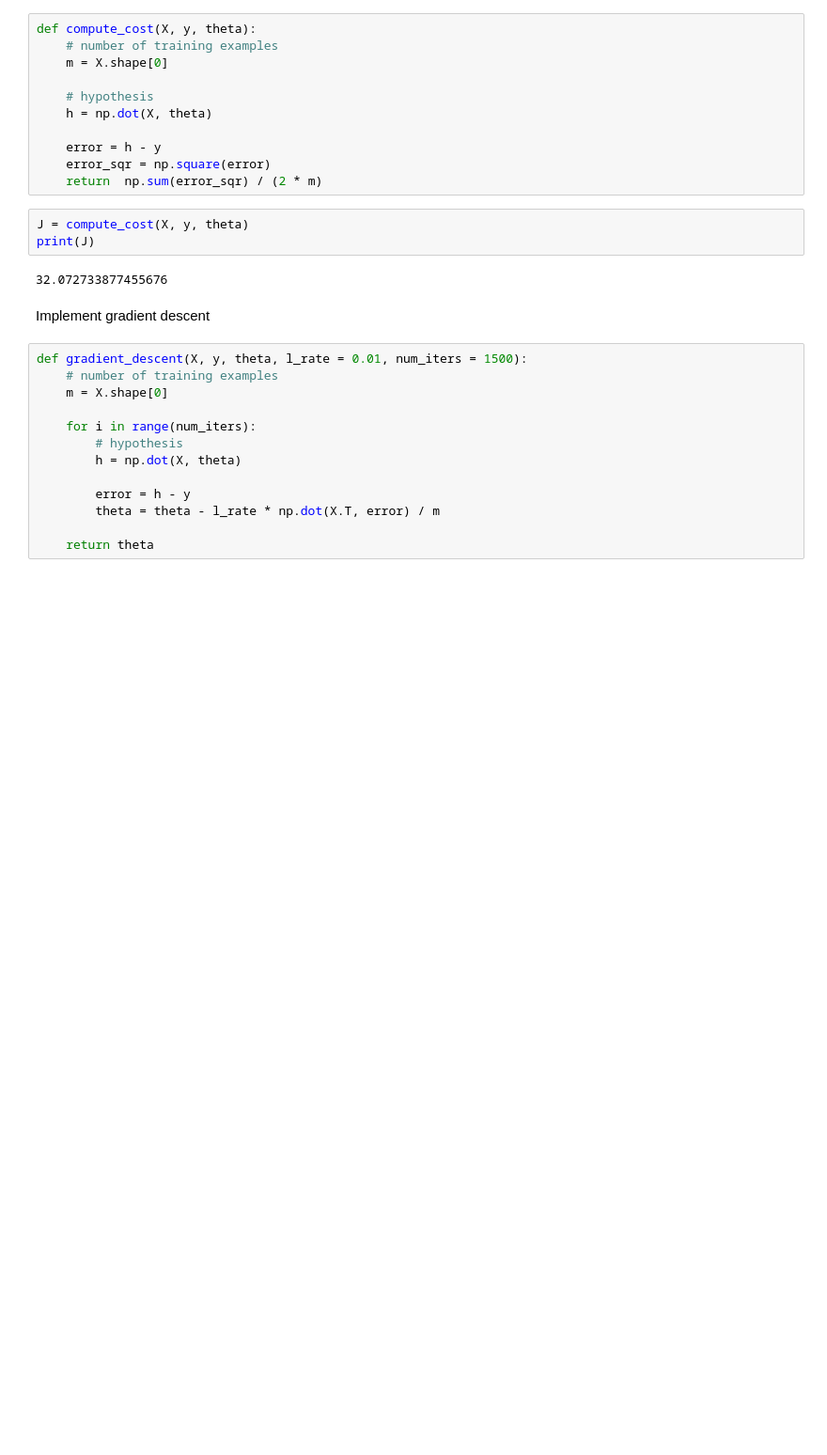
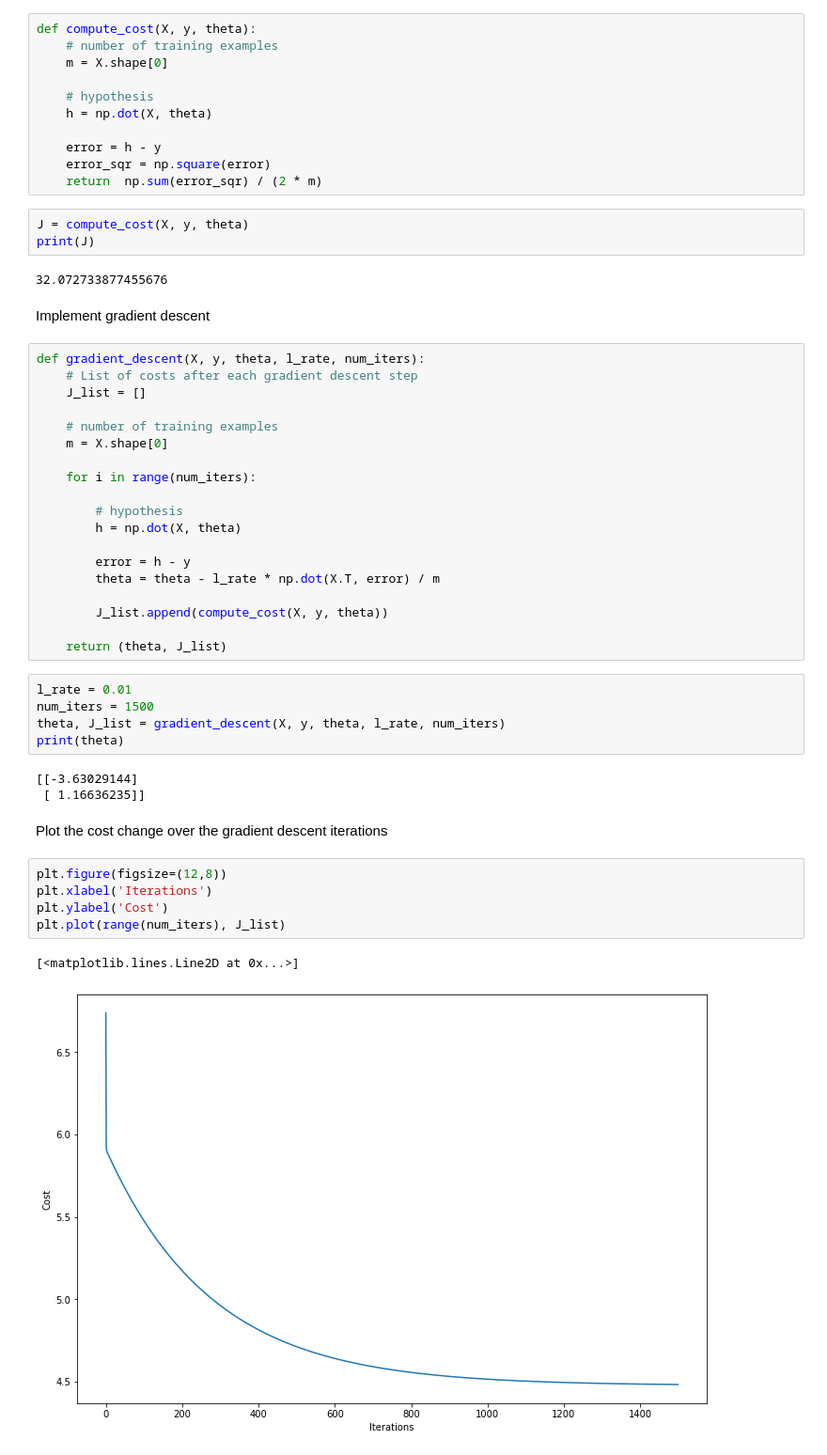
Before and after one commit to KOLA16/ML-exercises, a Jupyter notebook: notebooks/exercise-1-linear-regression.ipynb, the cells around one changed output. Shown at 94% size. Cells and saved outputs as stored; diff of their text form; blank space fills up the shorter version.

```diff
--- a/notebooks/exercise-1-linear-regression.ipynb
+++ b/notebooks/exercise-1-linear-regression.ipynb
@@ -85,15 +84,39 @@ print(J)
 # %% [markdown]
 Implement gradient descent
 # %%
-def gradient_descent(X, y, theta, l_rate = 0.01, num_iters = 1500):
+def gradient_descent(X, y, theta, l_rate, num_iters):
+    # List of costs after each gradient descent step
+    J_list = []
+
     # number of training examples
     m = X.shape[0]
 
     for i in range(num_iters):
+
         # hypothesis
         h = np.dot(X, theta)
 
         error = h - y
         theta = theta - l_rate * np.dot(X.T, error) / m
 
-    return theta
+        J_list.append(compute_cost(X, y, theta))
+
+    return (theta, J_list)
+# %%
+l_rate = 0.01
+num_iters = 1500
+theta, J_list = gradient_descent(X, y, theta, l_rate, num_iters)
+print(theta)
+# %% [output]
+[[-3.63029144]
+ [ 1.16636235]]
+# %% [markdown]
+Plot the cost change over the gradient descent iterations
+# %%
+plt.figure(figsize=(12,8))
+plt.xlabel('Iterations')
+plt.ylabel('Cost')
+plt.plot(range(num_iters), J_list)
+# %% [output]
+[<matplotlib.lines.Line2D at 0x...>]
+[figure, added]
```
Also changed, not shown: parts of 10 cells of this notebook.
